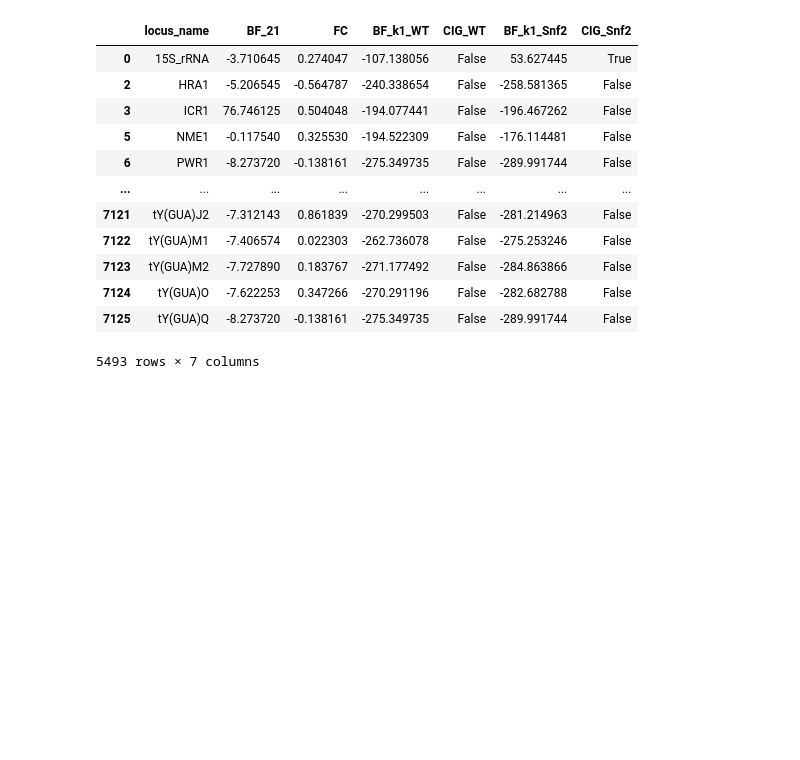
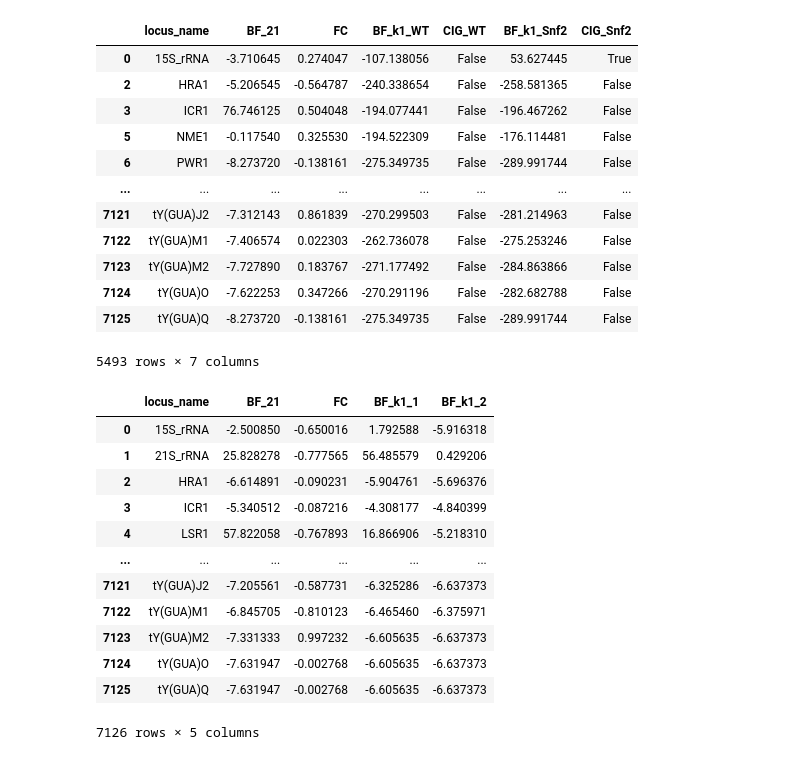
Before and after one commit to Morris-Research-Group/bayexpress, a Jupyter notebook: CONTROL_R10_BF1_CIG.ipynb, the cells around one changed output. Drawn from its saved outputs; the diff is of its cells as text; code cells hidden in the pictures; blank space fills up the shorter version.

```diff
--- a/CONTROL_R10_BF1_CIG.ipynb
+++ b/CONTROL_R10_BF1_CIG.ipynb
@@ -283,3 +283,19 @@ display(RALL_bayexpress.loc[RALL_bayexpress.CIG_WT == False])
 | 7124 | tY(GUA)O | -7.622253 | 0.347266 | -270.291196 | False | -282.682788 | False |
 | 7125 | tY(GUA)Q | -8.273720 | -0.138161 | -275.349735 | False | -289.991744 | False |
 5493 rows × 7 columns
+# %%
+data
+# %% [output]
+|  | locus_name | BF_21 | FC | BF_k1_1 | BF_k1_2 |
+| 0 | 15S_rRNA | -2.500850 | -0.650016 | 1.792588 | -5.916318 |
+| 1 | 21S_rRNA | 25.828278 | -0.777565 | 56.485579 | 0.429206 |
+| 2 | HRA1 | -6.614891 | -0.090231 | -5.904761 | -5.696376 |
+| 3 | ICR1 | -5.340512 | -0.087216 | -4.308177 | -4.840399 |
+| 4 | LSR1 | 57.822058 | -0.767893 | 16.866906 | -5.218310 |
+| ... | ... | ... | ... | ... | ... |
+| 7121 | tY(GUA)J2 | -7.205561 | -0.587731 | -6.325286 | -6.637373 |
+| 7122 | tY(GUA)M1 | -6.845705 | -0.810123 | -6.465460 | -6.375971 |
+| 7123 | tY(GUA)M2 | -7.331333 | 0.997232 | -6.605635 | -6.637373 |
+| 7124 | tY(GUA)O | -7.631947 | -0.002768 | -6.605635 | -6.637373 |
+| 7125 | tY(GUA)Q | -7.631947 | -0.002768 | -6.605635 | -6.637373 |
+7126 rows × 5 columns
```
Also changed, not shown: parts of 2 cells of this notebook, 14 other files.
